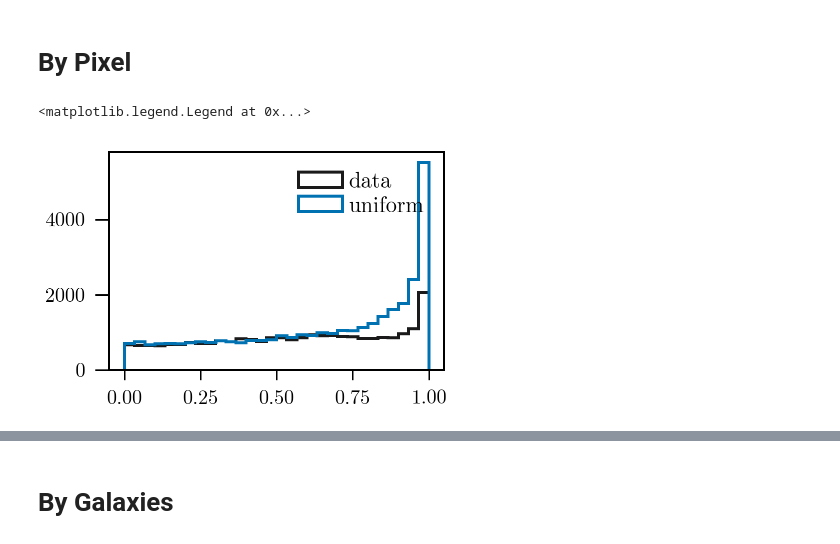
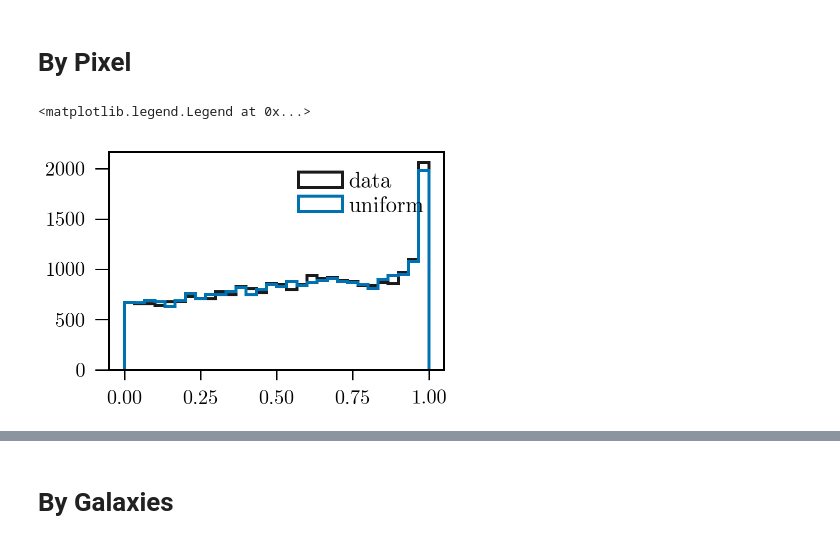
Before and after one commit to damonge/TidAl, a Jupyter notebook: notebooks/01.1. Unit Vectors.ipynb, the cells around one changed output, grey strips where cells are left out. Cells and saved outputs as stored; diff of their text form; code cells hidden in the pictures.

```diff
--- a/notebooks/01.1. Unit Vectors.ipynb
+++ b/notebooks/01.1. Unit Vectors.ipynb
@@ -78,3 +78,30 @@ hp.mollview(binned_phi_y, title='phiy')
 [figure]
 # %% [markdown]
 # By Pixel
+# %%
+pix_dot = np.abs(binned_phi_x * principal_eigenvectors[:,0] + \
+    binned_phi_y * principal_eigenvectors[:,1])
+
+rand_theta = np.random.rand(len(galaxy_data)) * np.pi
+rand_x = np.cos(rand_theta)
+rand_y = (np.sin(rand_theta))
+
+# check we are getting density right
+binned_phi_x_random = np.zeros(npix)
+binned_phi_y_random = np.zeros(npix)
+np.add.at(binned_phi_x_random, hp_gal, rand_x)
+np.add.at(binned_phi_y_random, hp_gal, rand_y)
+
+binned_phi_x_random /= counts_per_pixel
+binned_phi_y_random /= counts_per_pixel
+
+rand_dot = np.abs(binned_phi_x_random * principal_eigenvectors[:,0] + \
+    binned_phi_y_random * principal_eigenvectors[:,1])
+
+plt.hist(pix_dot[mask > 0.0], bins=30, histtype="step", label="data")
+plt.hist(rand_dot[mask > 0.0], bins=30, histtype="step", label="uniform")
+
+plt.legend()
+# %% [output]
+<matplotlib.legend.Legend at 0x...>
+[figure, added]
@@ -81,17 +113,14 @@ hp.mollview(binned_phi_y, title='phiy')
 # %%
-pix_dot = np.abs(binned_phi_x * principal_eigenvectors[:,0] + \
-    binned_phi_y * principal_eigenvectors[:,1])
+# pix_dot = np.abs(binned_phi_x * principal_eigenvectors[:,0] + \
+#     binned_phi_y * principal_eigenvectors[:,1])
 
-rand_theta = np.random.rand(npix) * 2 * np.pi
-rand_x = np.cos(rand_theta)
-rand_y = (np.sin(rand_theta))
-rand_dot = np.abs(rand_x * principal_eigenvectors[:,0] + \
-    rand_y * principal_eigenvectors[:,1])
+# rand_theta = np.random.rand(npix) * 2 * np.pi
+# rand_x = np.cos(rand_theta)
+# rand_y = (np.sin(rand_theta))
+# rand_dot = np.abs(rand_x * principal_eigenvectors[:,0] + \
+#     rand_y * principal_eigenvectors[:,1])
 
-plt.hist(pix_dot[mask > 0.0], bins=30, histtype="step", label="data")
-plt.hist(rand_dot[mask > 0.0], bins=30, histtype="step", label="uniform")
+# plt.hist(pix_dot[mask > 0.0], bins=30, histtype="step", label="data")
+# plt.hist(rand_dot[mask > 0.0], bins=30, histtype="step", label="uniform")
 
-plt.legend()
+# plt.legend()
-# %% [output]
-<matplotlib.legend.Legend at 0x...>
-[figure, removed]
```
Also changed, not shown: parts of 15 cells of this notebook.
